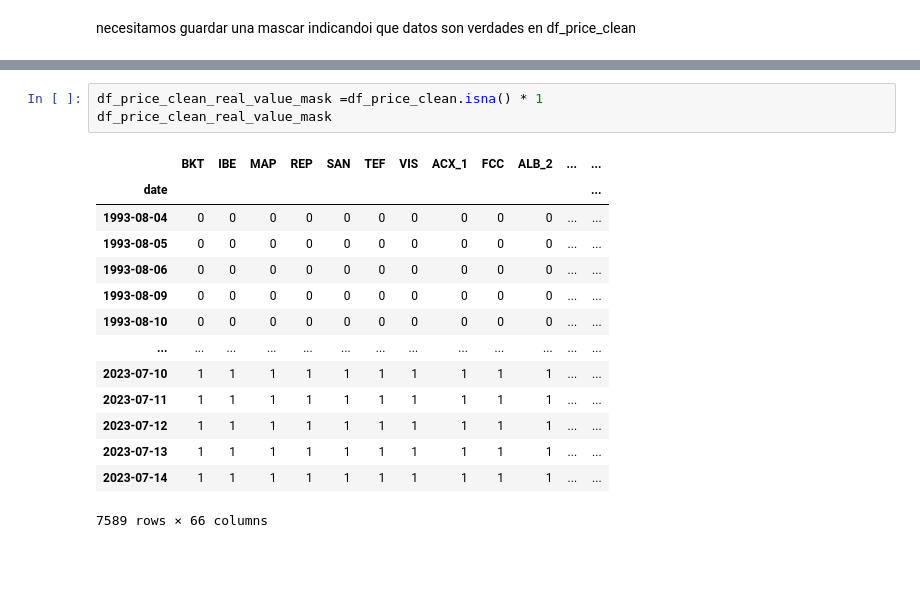
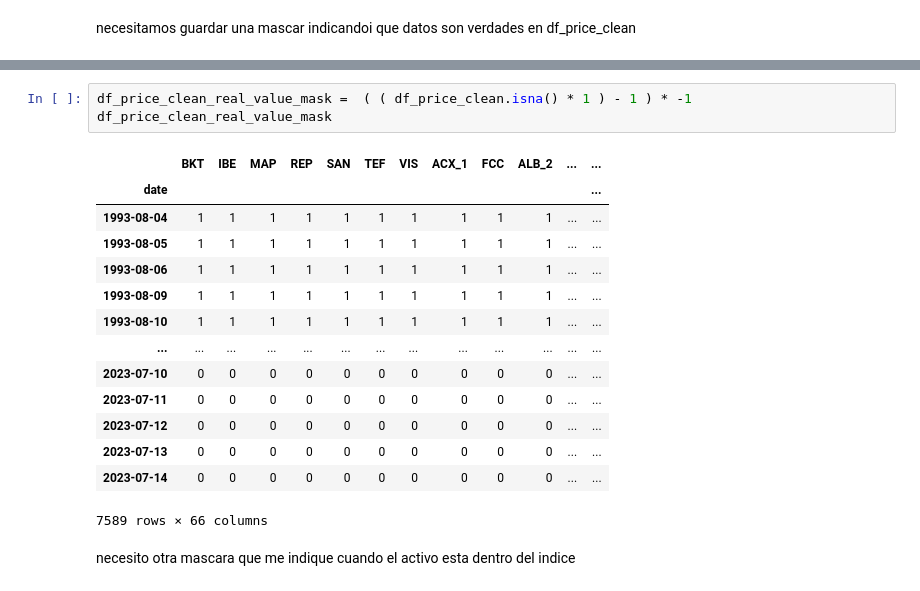
Before and after one commit to tintenderete/TFM, a Jupyter notebook: DATA/ibex_historical_data.ipynb, the cells around one changed output, grey strips where cells are left out. Cells and saved outputs as stored; diff of their text form; blank space fills up the shorter version.

```diff
--- a/DATA/ibex_historical_data.ipynb
+++ b/DATA/ibex_historical_data.ipynb
@@ -559,18 +593,20 @@ df_price_clean.head()
 # %%
-df_price_clean_real_value_mask =df_price_clean.isna() * 1
+df_price_clean_real_value_mask =  ( ( df_price_clean.isna() * 1 ) - 1 ) * -1
 df_price_clean_real_value_mask
 # %% [output]
 |  | BKT | IBE | MAP | REP | SAN | TEF | VIS | ACX_1 | FCC | ALB_2 | ... | ... |
 | date |  |  |  |  |  |  |  |  |  |  |  | ... |
-| 1993-08-04 | 0 | 0 | 0 | 0 | 0 | 0 | 0 | 0 | 0 | 0 | ... | ... |
-| 1993-08-05 | 0 | 0 | 0 | 0 | 0 | 0 | 0 | 0 | 0 | 0 | ... | ... |
-| 1993-08-06 | 0 | 0 | 0 | 0 | 0 | 0 | 0 | 0 | 0 | 0 | ... | ... |
-| 1993-08-09 | 0 | 0 | 0 | 0 | 0 | 0 | 0 | 0 | 0 | 0 | ... | ... |
-| 1993-08-10 | 0 | 0 | 0 | 0 | 0 | 0 | 0 | 0 | 0 | 0 | ... | ... |
+| 1993-08-04 | 1 | 1 | 1 | 1 | 1 | 1 | 1 | 1 | 1 | 1 | ... | ... |
+| 1993-08-05 | 1 | 1 | 1 | 1 | 1 | 1 | 1 | 1 | 1 | 1 | ... | ... |
+| 1993-08-06 | 1 | 1 | 1 | 1 | 1 | 1 | 1 | 1 | 1 | 1 | ... | ... |
+| 1993-08-09 | 1 | 1 | 1 | 1 | 1 | 1 | 1 | 1 | 1 | 1 | ... | ... |
+| 1993-08-10 | 1 | 1 | 1 | 1 | 1 | 1 | 1 | 1 | 1 | 1 | ... | ... |
 | ... | ... | ... | ... | ... | ... | ... | ... | ... | ... | ... | ... | ... |
-| 2023-07-10 | 1 | 1 | 1 | 1 | 1 | 1 | 1 | 1 | 1 | 1 | ... | ... |
-| 2023-07-11 | 1 | 1 | 1 | 1 | 1 | 1 | 1 | 1 | 1 | 1 | ... | ... |
-| 2023-07-12 | 1 | 1 | 1 | 1 | 1 | 1 | 1 | 1 | 1 | 1 | ... | ... |
-| 2023-07-13 | 1 | 1 | 1 | 1 | 1 | 1 | 1 | 1 | 1 | 1 | ... | ... |
-| 2023-07-14 | 1 | 1 | 1 | 1 | 1 | 1 | 1 | 1 | 1 | 1 | ... | ... |
+| 2023-07-10 | 0 | 0 | 0 | 0 | 0 | 0 | 0 | 0 | 0 | 0 | ... | ... |
+| 2023-07-11 | 0 | 0 | 0 | 0 | 0 | 0 | 0 | 0 | 0 | 0 | ... | ... |
+| 2023-07-12 | 0 | 0 | 0 | 0 | 0 | 0 | 0 | 0 | 0 | 0 | ... | ... |
+| 2023-07-13 | 0 | 0 | 0 | 0 | 0 | 0 | 0 | 0 | 0 | 0 | ... | ... |
+| 2023-07-14 | 0 | 0 | 0 | 0 | 0 | 0 | 0 | 0 | 0 | 0 | ... | ... |
 7589 rows × 66 columns
+# %% [markdown]
+necesito otra mascara que me indique cuando el activo esta dentro del indice
```
Also changed, not shown: parts of 18 cells of this notebook.
